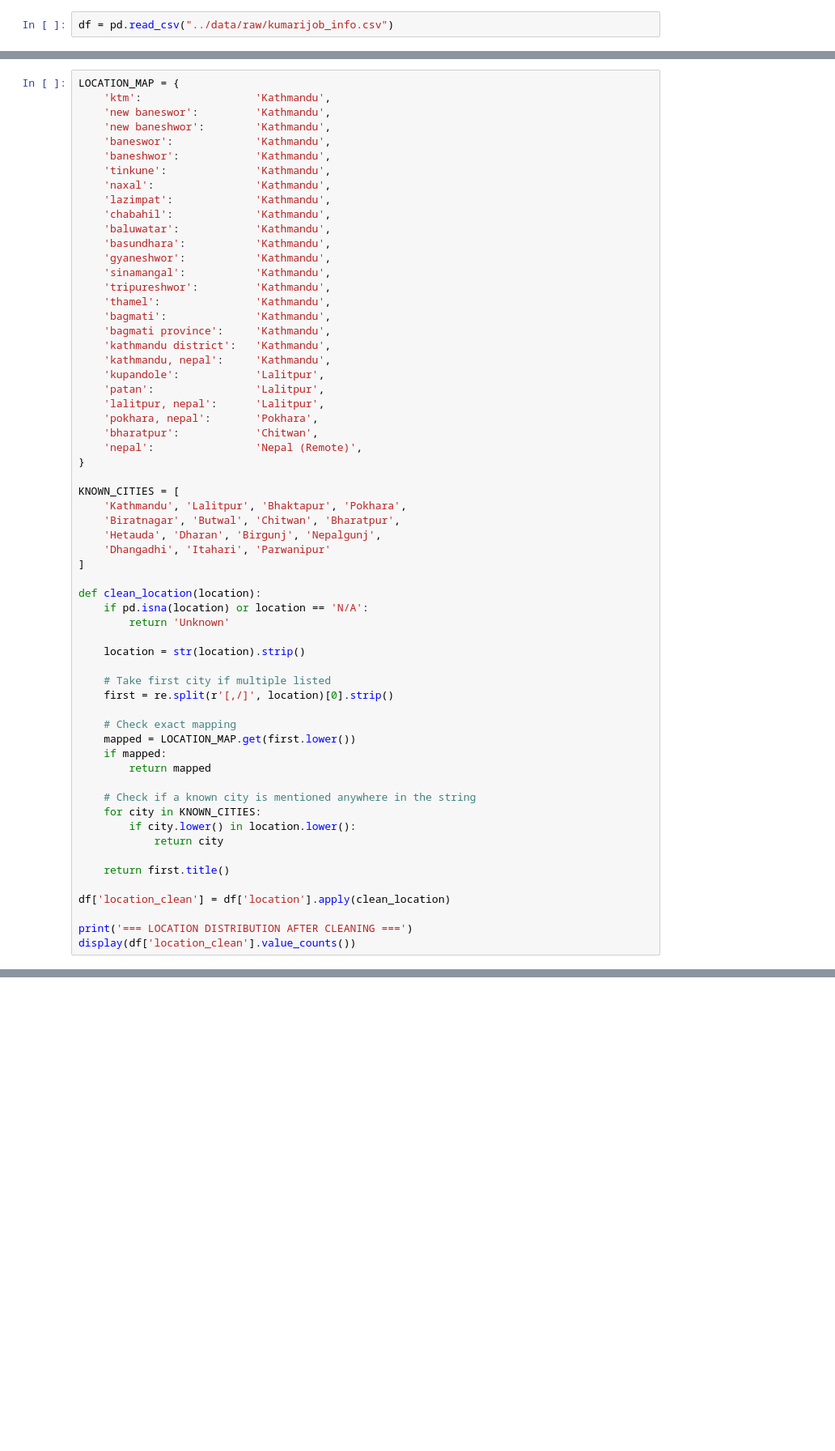
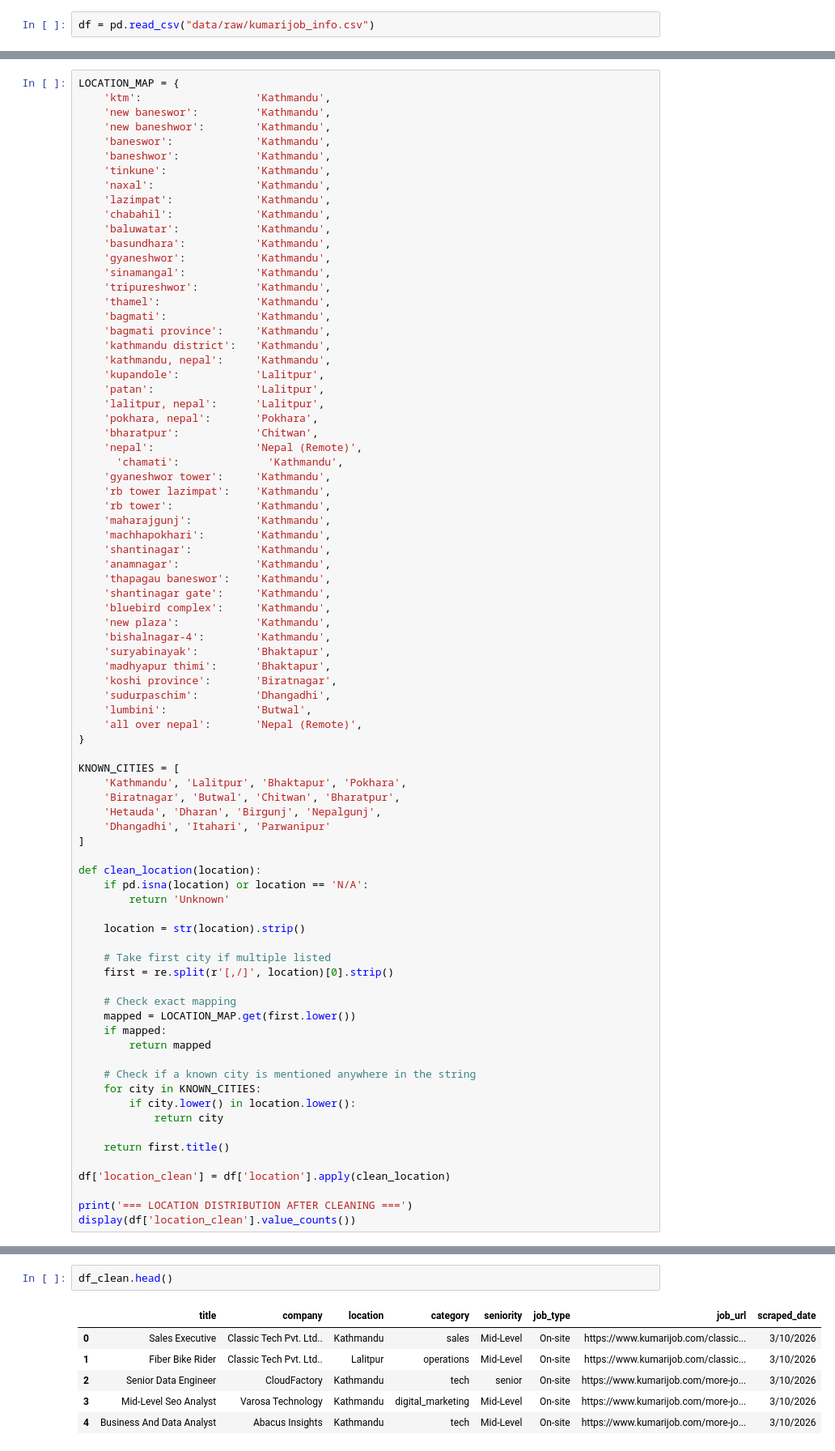
Before and after one commit to seli33/Job-Market-Analysis, a Jupyter notebook: etl/data_cleaning.ipynb, the cells around one changed output, grey strips where cells are left out. Shown at 81% size. Cells and saved outputs as stored; diff of their text form; blank space fills up the shorter version.

```diff
--- a/etl/data_cleaning.ipynb
+++ b/etl/data_cleaning.ipynb
@@ -8,7 +8,7 @@ c:\Users\selin\Desktop\job-market-analysis\etl
 # %% [markdown]
 Setup & Load
 # %%
-df = pd.read_csv("../data/raw/kumarijob_info.csv")
+df = pd.read_csv("data/raw/kumarijob_info.csv")
 # %% [markdown]
 Profile raw data
 # %%
@@ -200,6 +200,25 @@ LOCATION_MAP = {
     'pokhara, nepal':       'Pokhara',
     'bharatpur':            'Chitwan',
     'nepal':                'Nepal (Remote)',
+      'chamati':              'Kathmandu',
+    'gyaneshwor tower':     'Kathmandu',
+    'rb tower lazimpat':    'Kathmandu',
+    'rb tower':             'Kathmandu',
+    'maharajgunj':          'Kathmandu',
+    'machhapokhari':        'Kathmandu',
+    'shantinagar':          'Kathmandu',
+    'anamnagar':            'Kathmandu',
+    'thapagau baneswor':    'Kathmandu',
+    'shantinagar gate':     'Kathmandu',
+    'bluebird complex':     'Kathmandu',
+    'new plaza':            'Kathmandu',
+    'bishalnagar-4':        'Kathmandu',
+    'suryabinayak':         'Bhaktapur',
+    'madhyapur thimi':      'Bhaktapur',
+    'koshi province':       'Biratnagar',
+    'sudurpaschim':         'Dhangadhi',
+    'lumbini':              'Butwal',
+    'all over nepal':       'Nepal (Remote)',
 }
 
 KNOWN_CITIES = [
@@ -449,6 +517,15 @@ job_type        0
 job_url         0
 scraped_date    0
 dtype: int64
+# %%
+df_clean.head()
+# %% [output]
+|  | title | company | location | category | seniority | job_type | job_url | scraped_date |
+| 0 | Sales Executive | Classic Tech Pvt. Ltd.. | Kathmandu | sales | Mid-Level | On-site | https://www.kumarijob.com/classic... | 3/10/2026 |
+| 1 | Fiber Bike Rider | Classic Tech Pvt. Ltd.. | Lalitpur | operations | Mid-Level | On-site | https://www.kumarijob.com/classic... | 3/10/2026 |
+| 2 | Senior Data Engineer | CloudFactory | Kathmandu | tech | senior | On-site | https://www.kumarijob.com/more-jo... | 3/10/2026 |
+| 3 | Mid-Level Seo Analyst | Varosa Technology | Kathmandu | digital_marketing | Mid-Level | On-site | https://www.kumarijob.com/more-jo... | 3/10/2026 |
+| 4 | Business And Data Analyst | Abacus Insights | Kathmandu | tech | Mid-Level | On-site | https://www.kumarijob.com/more-jo... | 3/10/2026 |
 # %% [markdown]
 Save Clean Data
 # %%
```
Also changed, not shown: parts of 5 cells of this notebook.
